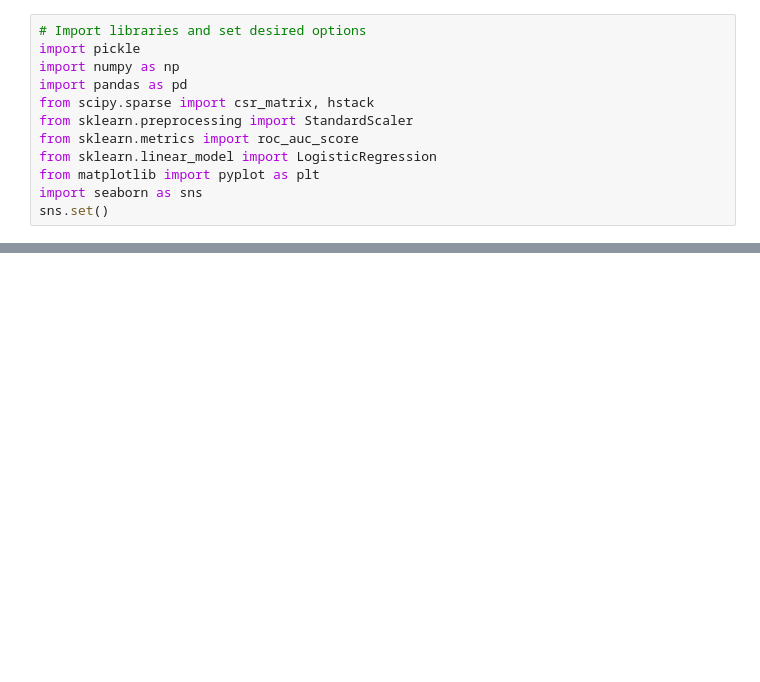
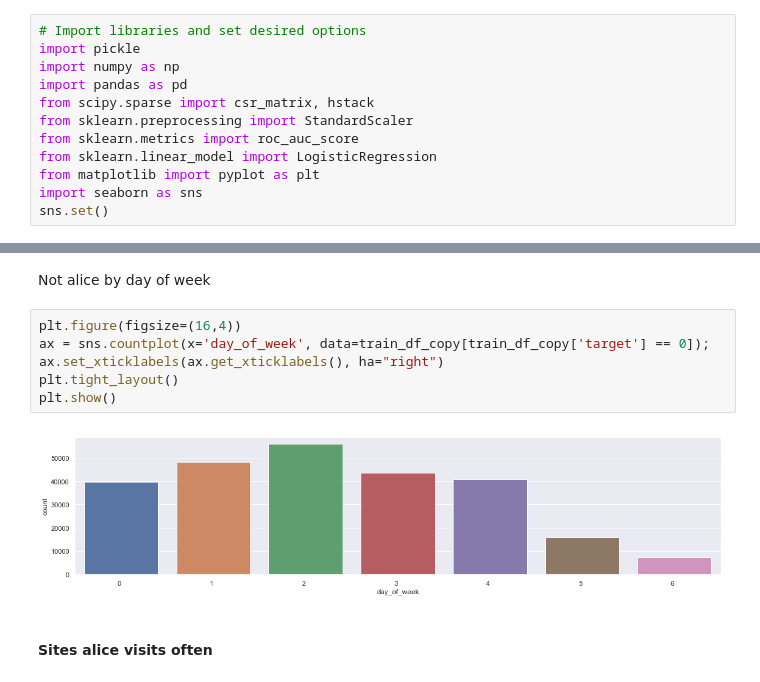
Before and after one commit to wtfleming/mlcourse.ai, a Jupyter notebook: jupyter_english/assignments_spring2019/assignment-1-part-1-submissions/data-exploration.ipynb, the cells around one changed output, grey strips where cells are left out. Saved outputs shown, nothing was run; the diff lists cells and outputs as text; blank space fills up the shorter version.

```diff
--- a/jupyter_english/assignments_spring2019/assignment-1-part-1-submissions/data-exploration.ipynb
+++ b/jupyter_english/assignments_spring2019/assignment-1-part-1-submissions/data-exploration.ipynb
@@ -34,0 +109,12 @@ train_df.head()
+# %% [markdown]
+Not alice by day of week
+# %%
+plt.figure(figsize=(16,4))
+ax = sns.countplot(x='day_of_week', data=train_df_copy[train_df_copy['target'] == 0]);
+ax.set_xticklabels(ax.get_xticklabels(), ha="right")
+plt.tight_layout()
+plt.show()
+# %% [output]
+[figure, added]
+# %% [markdown]
+#### Sites alice visits often
```
Also changed, not shown: parts of 21 cells of this notebook, 8 other files.
